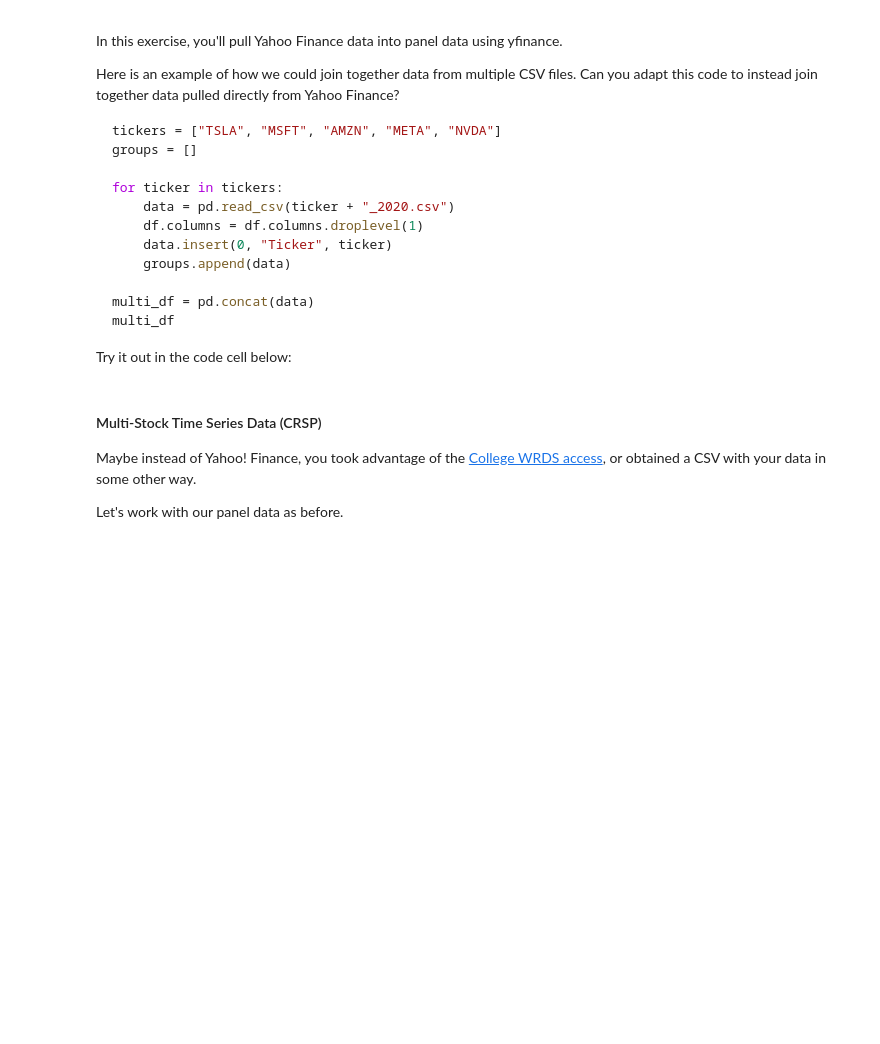
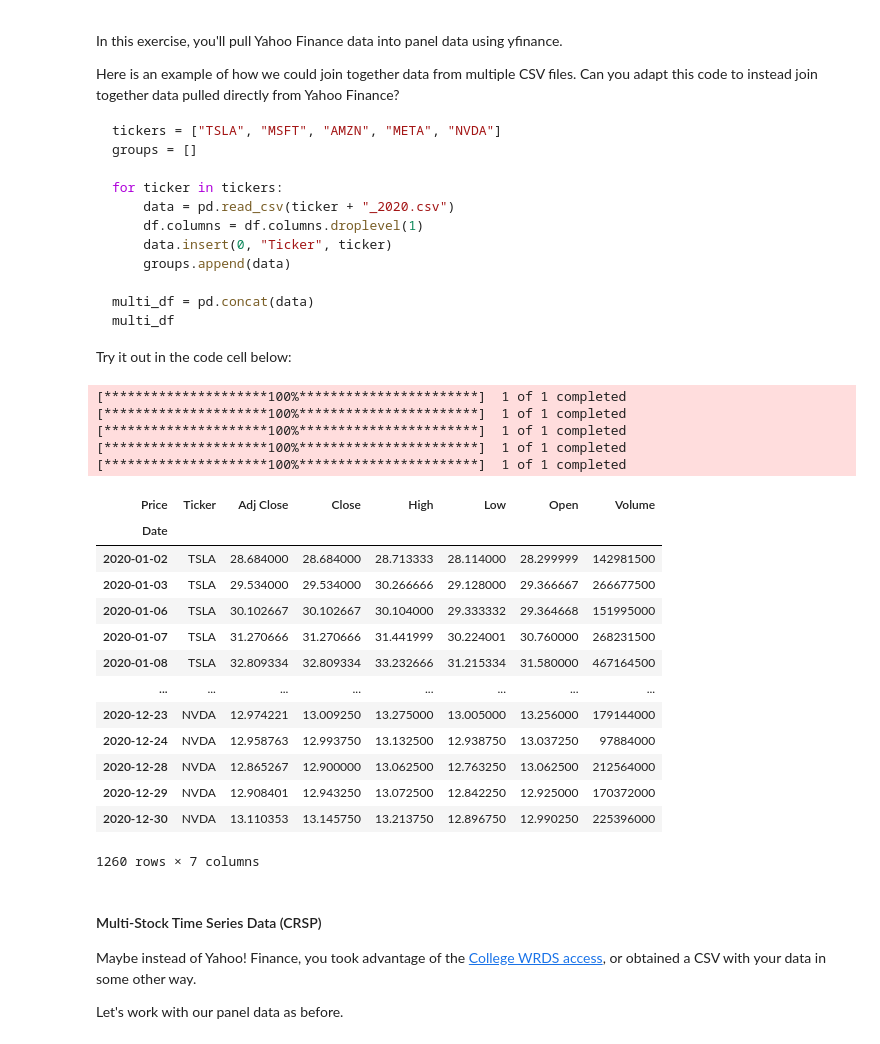
Before and after one commit to Imperial-Business-School/python-for-finance-thanachotep, a Jupyter notebook: 11. Portfolios.ipynb, the cells around one changed output. Drawn from its saved outputs; the diff is of its cells as text; code cells hidden in the pictures; blank space fills up the shorter version.

```diff
--- a/11. Portfolios.ipynb
+++ b/11. Portfolios.ipynb
@@ -43,3 +41,35 @@ Try it out in the code cell below:
+# %%
+tickers = ["TSLA", "MSFT", "AMZN", "META", "NVDA"]
+groups = []
+
+for ticker in tickers:
+    data = yf.download(ticker, start = "2020-01-01", end = "2020-12-31", auto_adjust = False)
+    data.columns = data.columns.droplevel(1)
+    data.insert(0, "Ticker", ticker)
+    groups.append(data)
+
+multi_df = pd.concat(groups)
+multi_df
+# %% [output]
+[*********************100%***********************]  1 of 1 completed
+[*********************100%***********************]  1 of 1 completed
+[*********************100%***********************]  1 of 1 completed
+[*********************100%***********************]  1 of 1 completed
+[*********************100%***********************]  1 of 1 completed
+| Price | Ticker | Adj Close | Close | High | Low | Open | Volume |
+| Date |  |  |  |  |  |  |  |
+| 2020-01-02 | TSLA | 28.684000 | 28.684000 | 28.713333 | 28.114000 | 28.299999 | 142981500 |
+| 2020-01-03 | TSLA | 29.534000 | 29.534000 | 30.266666 | 29.128000 | 29.366667 | 266677500 |
+| 2020-01-06 | TSLA | 30.102667 | 30.102667 | 30.104000 | 29.333332 | 29.364668 | 151995000 |
+| 2020-01-07 | TSLA | 31.270666 | 31.270666 | 31.441999 | 30.224001 | 30.760000 | 268231500 |
+| 2020-01-08 | TSLA | 32.809334 | 32.809334 | 33.232666 | 31.215334 | 31.580000 | 467164500 |
+| ... | ... | ... | ... | ... | ... | ... | ... |
+| 2020-12-23 | NVDA | 12.974221 | 13.009250 | 13.275000 | 13.005000 | 13.256000 | 179144000 |
+| 2020-12-24 | NVDA | 12.958763 | 12.993750 | 13.132500 | 12.938750 | 13.037250 | 97884000 |
+| 2020-12-28 | NVDA | 12.865267 | 12.900000 | 13.062500 | 12.763250 | 13.062500 | 212564000 |
+| 2020-12-29 | NVDA | 12.908401 | 12.943250 | 13.072500 | 12.842250 | 12.925000 | 170372000 |
+| 2020-12-30 | NVDA | 13.110353 | 13.145750 | 13.213750 | 12.896750 | 12.990250 | 225396000 |
+1260 rows × 7 columns
 # %% [markdown]
 #### Multi-Stock Time Series Data (CRSP)
 
```
Also changed, not shown: parts of 8 cells of this notebook, 1 other file.
